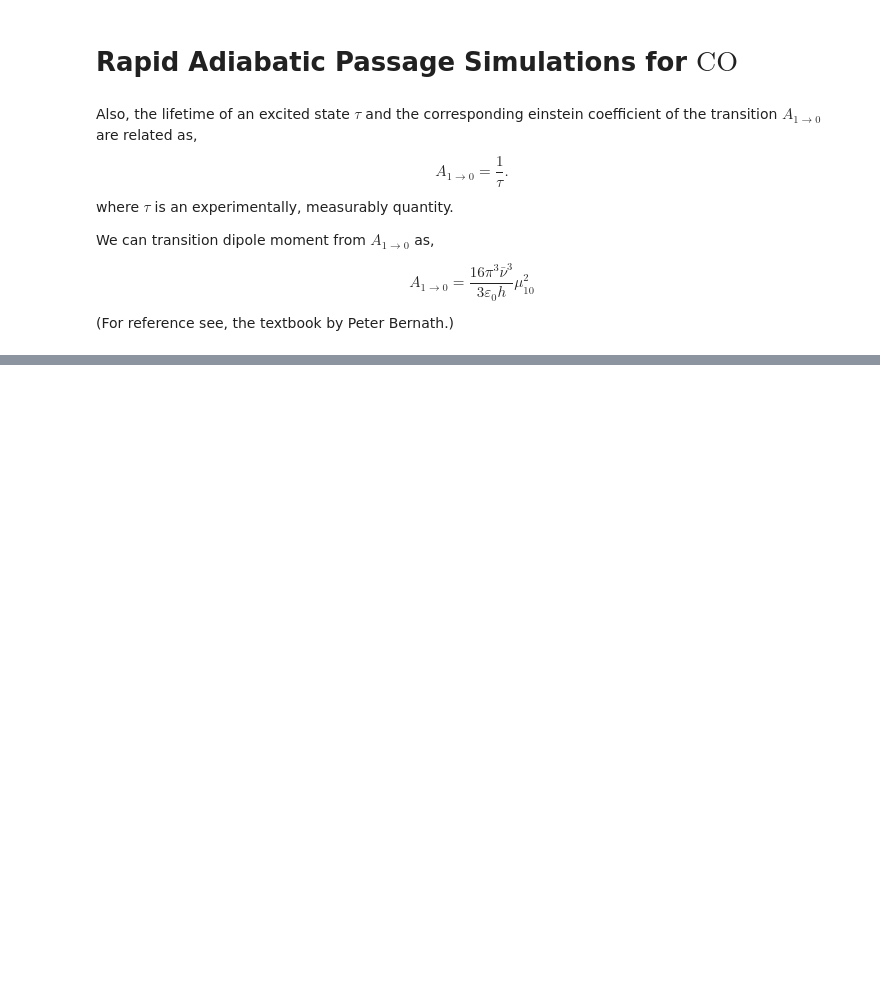
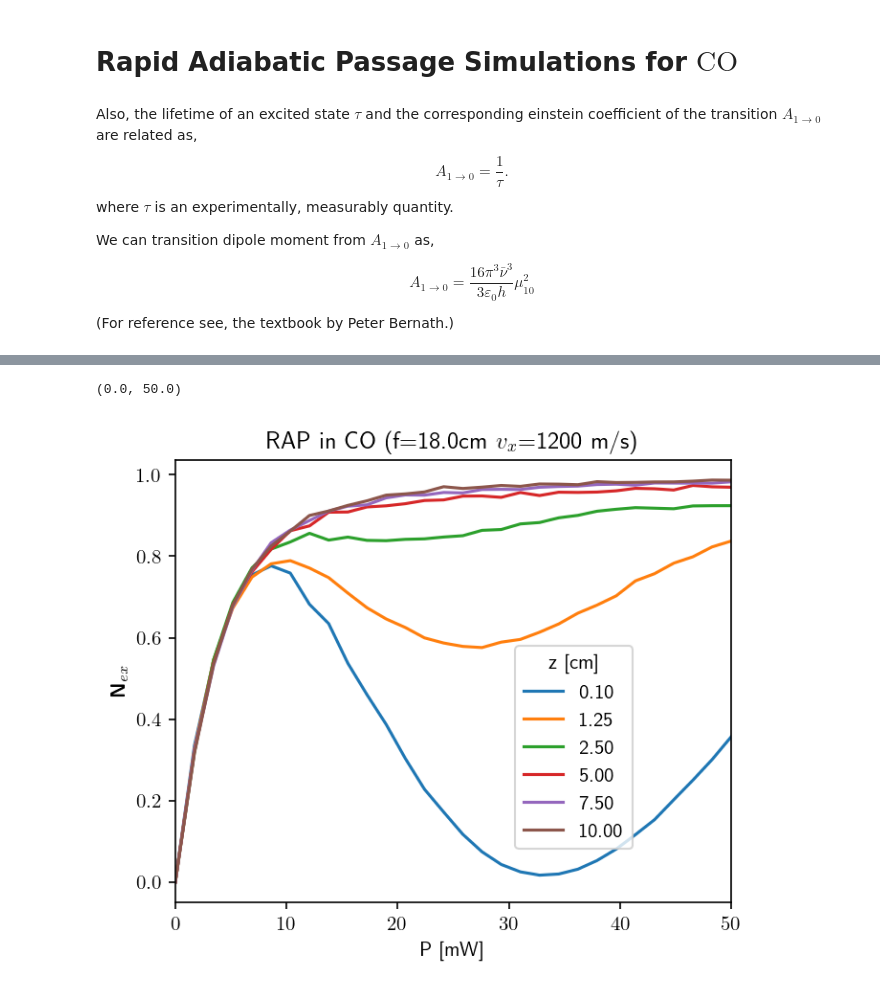
Before and after one commit to vijaymocherla/rap-mb, a Jupyter notebook: notebooks/carbon-monoxide.ipynb, the cells around one changed output, grey strips where cells are left out. Drawn from its saved outputs; the diff is of its cells as text; code cells hidden in the pictures; blank space fills up the shorter version.

```diff
--- a/notebooks/carbon-monoxide.ipynb
+++ b/notebooks/carbon-monoxide.ipynb
@@ -88,0 +93,26 @@ fig.tight_layout()
+# %%
+Np = 30
+input['focal_length'] = 18.0
+power = np.linspace(0.0, 0.050, Np)
+power_data = {}
+z = np.array([0.1, 1.25, 2.5, 5.0, 7.5, 10.0])
+for zi in z:
+    input['zi'] = zi
+    n1 = np.empty(Np, dtype=np.float64)
+    for i in range(Np):
+        input['power'] = power[i]
+        n1[i] = calculate_ensemble_average(input)
+    power_data[zi] = n1
+# %%
+title = "RAP in CO (f=18.0cm $v_{x}$=1200 m/s)"
+fig, ax = plt.subplots(figsize=(5,4))
+for zi in power_data:
+    ax.plot(power*1000, power_data[zi], label="{z:4.2f}".format(z=zi))
+ax.legend(bbox_to_anchor=[0.84,0.35], frameon=True,title=r'z [cm]')
+ax.set_xlabel('P [mW]')
+ax.set_ylabel(r'$\textbf{N}_{ex}$')
+ax.set_title(title)
+ax.set_xlim(0, 50)
+# %% [output]
+(0.0, 50.0)
+[figure, added]
```
Also changed, not shown: parts of 13 cells of this notebook, 3 other files.
